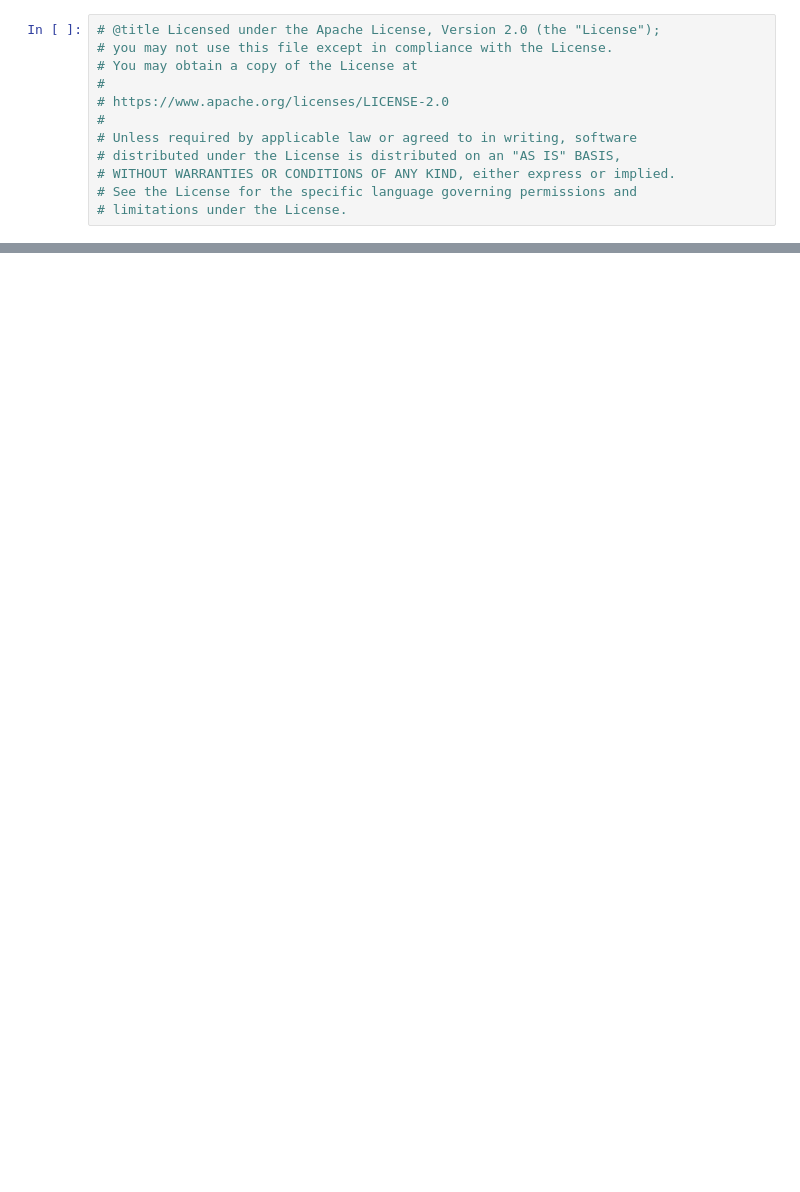
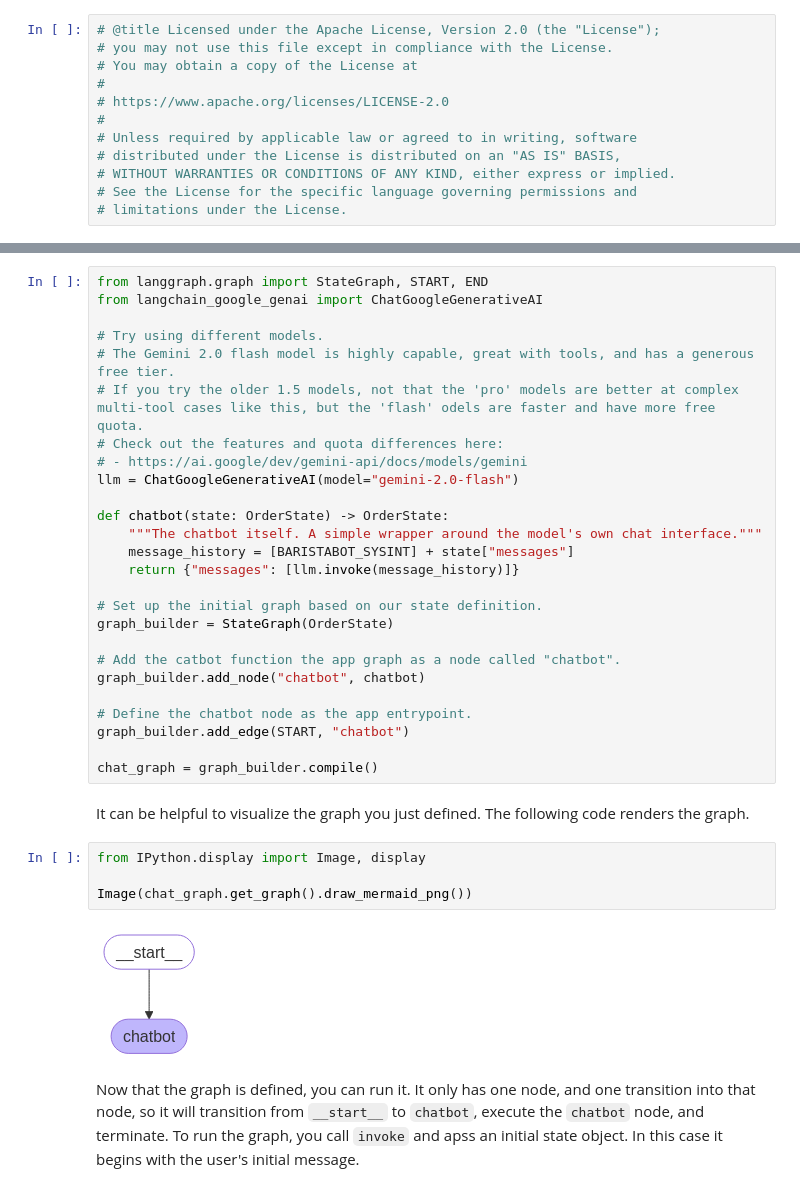
Before and after one commit to shinnew9/5-Day-Gen-AI-Intensive, a Jupyter notebook: day-3-building-an-agent-with-langgraph.ipynb, the cells around one changed output, grey strips where cells are left out. Drawn from its saved outputs; the diff is of its cells as text; blank space fills up the shorter version.

```diff
--- a/day-3-building-an-agent-with-langgraph.ipynb
+++ b/day-3-building-an-agent-with-langgraph.ipynb
@@ -26,0 +134,37 @@ BaristaBot is used in other Gemini API demos, so if you are looking to explore s
+# %%
+from langgraph.graph import StateGraph, START, END
+from langchain_google_genai import ChatGoogleGenerativeAI
+
+# Try using different models.
+# The Gemini 2.0 flash model is highly capable, great with tools, and has a generous free tier.
+# If you try the older 1.5 models, not that the 'pro' models are better at complex multi-tool cases like this, but the 'flash' odels are faster and have more free quota.
+# Check out the features and quota differences here:
+# - https://ai.google/dev/gemini-api/docs/models/gemini
+llm = ChatGoogleGenerativeAI(model="gemini-2.0-flash")
+
+def chatbot(state: OrderState) -> OrderState:
+    """The chatbot itself. A simple wrapper around the model's own chat interface."""
+    message_history = [BARISTABOT_SYSINT] + state["messages"]
+    return {"messages": [llm.invoke(message_history)]}
+
+# Set up the initial graph based on our state definition.
+graph_builder = StateGraph(OrderState)
+
+# Add the catbot function the app graph as a node called "chatbot".
+graph_builder.add_node("chatbot", chatbot)
+
+# Define the chatbot node as the app entrypoint.
+graph_builder.add_edge(START, "chatbot")
+
+chat_graph = graph_builder.compile()
+# %% [markdown]
+It can be helpful to visualize the graph you just defined. The following code renders the graph.
+# %%
+from IPython.display import Image, display
+
+Image(chat_graph.get_graph().draw_mermaid_png())
+# %% [output]
+[figure, added]
+# %% [markdown]
+Now that the graph is defined, you can run it. It only has one node, and one transition into that node, so it will transition from `__start__` to `chatbot`, execute the `chatbot` node, and terminate.
+To run the graph, you call `invoke` and apss an initial state object. In this case it begins with the user's initial message.
```
Also changed, not shown: parts of 32 cells of this notebook.
